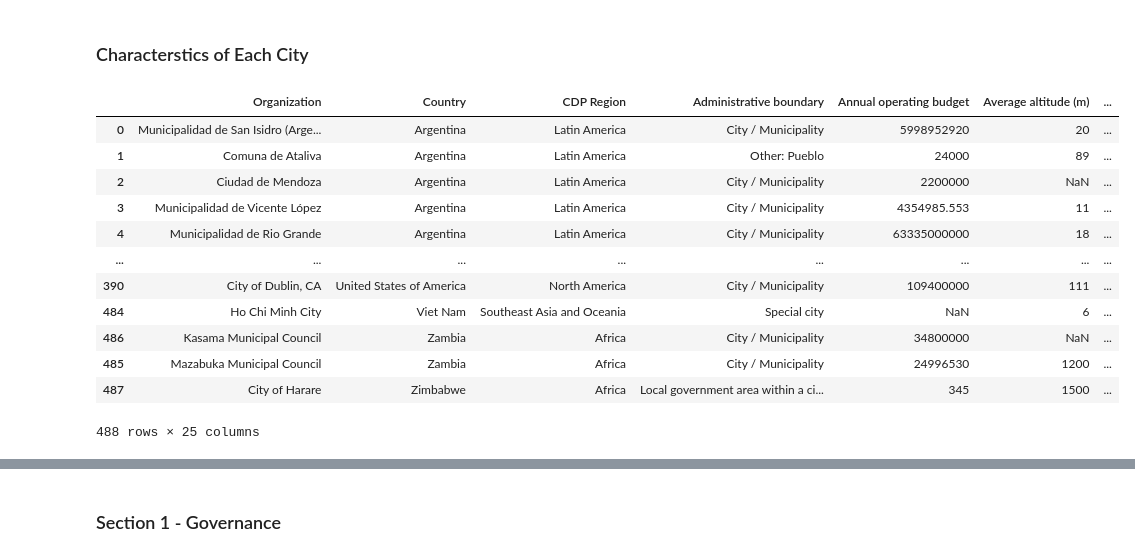
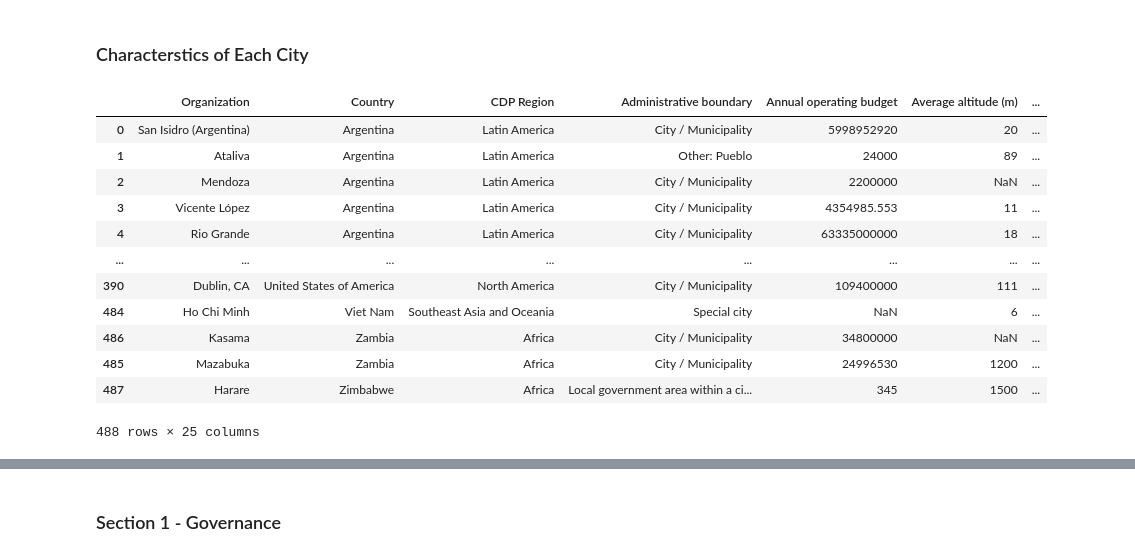
Before and after one commit to jenni4j/Climate_Dreamer_Pros, a Jupyter notebook: cities.ipynb, the cells around one changed output, grey strips where cells are left out. Cells and saved outputs as stored; diff of their text form; code cells hidden in the pictures.

```diff
--- a/cities.ipynb
+++ b/cities.ipynb
@@ -31,0 +27,4 @@ city_names_df = cities_info_df[['Account Number','City']]
+# %%
+city_names_df = cities_info_df[['Account Number','City']]
+city_names_df[city_names_df['City'] == 'Santiago']
+city_names_df.loc[city_names_df['Account Number'] == 60393, 'City'] = 'Santiago Government'
@@ -69,24 +95,24 @@ corps_cc_full.head()
 # %%
 intro_questions = ('0.1','0.3','0.5','0.6','0.7','0.8')
 
-intro_df = cities_df[(cities_df['Question Number'].isin(intro_questions))][['Organization','Column Name','Response Answer']]
+intro_df = cities_df_clean[(cities_df_clean['Question Number'].isin(intro_questions))][['Organization','Column Name','Response Answer']]
 intro_df = intro_df.pivot(index='Organization', columns='Column Name', values='Response Answer')
 
-cities_desc_df = cities_df[(cities_df['Question Number'] == '0.1') & (cities_df['Column Number'] == 1)].sort_values('Country')[['Organization','Country','CDP Region']]
+cities_desc_df = cities_df_clean[(cities_df_clean['Question Number'] == '0.1') & (cities_df_clean['Column Number'] == 1)].sort_values('Country')[['Organization','Country','CDP Region']]
 
 pd.merge(cities_desc_df,intro_df,how='left',on='Organization').sort_values('Country')
 # %% [output]
 |  | Organization | Country | CDP Region | Administrative boundary | Annual operating budget | Average altitude (m) | ... |
-| 0 | Municipalidad de San Isidro (Arge... | Argentina | Latin America | City / Municipality | 5998952920 | 20 | ... |
-| 1 | Comuna de Ataliva | Argentina | Latin America | Other: Pueblo | 24000 | 89 | ... |
-| 2 | Ciudad de Mendoza | Argentina | Latin America | City / Municipality | 2200000 | NaN | ... |
-| 3 | Municipalidad de Vicente López | Argentina | Latin America | City / Municipality | 4354985.553 | 11 | ... |
-| 4 | Municipalidad de Rio Grande | Argentina | Latin America | City / Municipality | 63335000000 | 18 | ... |
+| 0 | San Isidro (Argentina) | Argentina | Latin America | City / Municipality | 5998952920 | 20 | ... |
+| 1 | Ataliva | Argentina | Latin America | Other: Pueblo | 24000 | 89 | ... |
+| 2 | Mendoza | Argentina | Latin America | City / Municipality | 2200000 | NaN | ... |
+| 3 | Vicente López | Argentina | Latin America | City / Municipality | 4354985.553 | 11 | ... |
+| 4 | Rio Grande | Argentina | Latin America | City / Municipality | 63335000000 | 18 | ... |
 | ... | ... | ... | ... | ... | ... | ... | ... |
-| 390 | City of Dublin, CA | United States of America | North America | City / Municipality | 109400000 | 111 | ... |
-| 484 | Ho Chi Minh City | Viet Nam | Southeast Asia and Oceania | Special city | NaN | 6 | ... |
-| 486 | Kasama Municipal Council | Zambia | Africa | City / Municipality | 34800000 | NaN | ... |
-| 485 | Mazabuka Municipal Council | Zambia | Africa | City / Municipality | 24996530 | 1200 | ... |
-| 487 | City of Harare | Zimbabwe | Africa | Local government area within a ci... | 345 | 1500 | ... |
+| 390 | Dublin, CA | United States of America | North America | City / Municipality | 109400000 | 111 | ... |
+| 484 | Ho Chi Minh | Viet Nam | Southeast Asia and Oceania | Special city | NaN | 6 | ... |
+| 486 | Kasama | Zambia | Africa | City / Municipality | 34800000 | NaN | ... |
+| 485 | Mazabuka | Zambia | Africa | City / Municipality | 24996530 | 1200 | ... |
+| 487 | Harare | Zimbabwe | Africa | Local government area within a ci... | 345 | 1500 | ... |
 488 rows × 25 columns
 # %%
```
Also changed, not shown: parts of 12 cells of this notebook.
